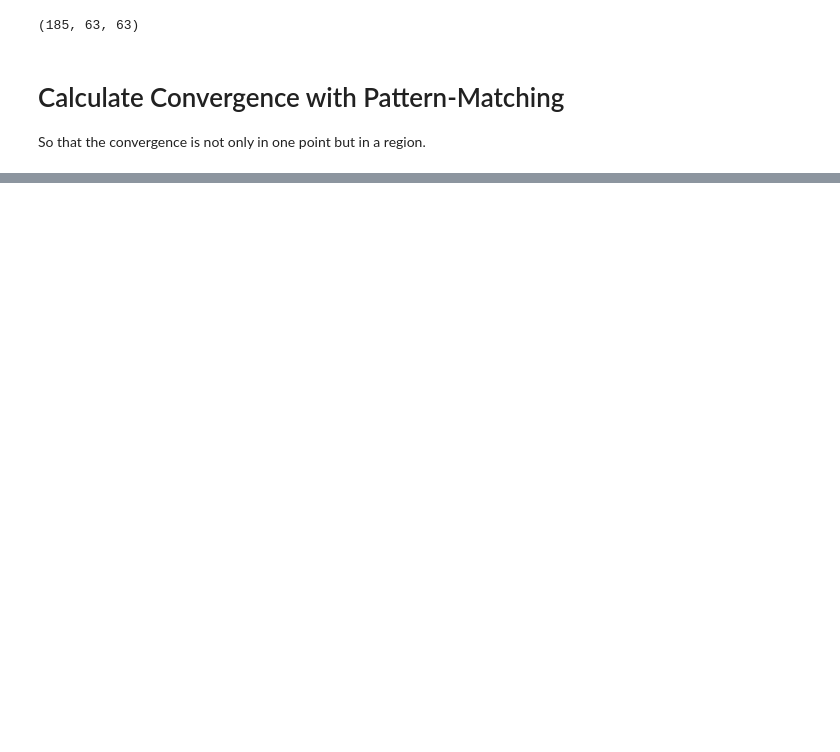
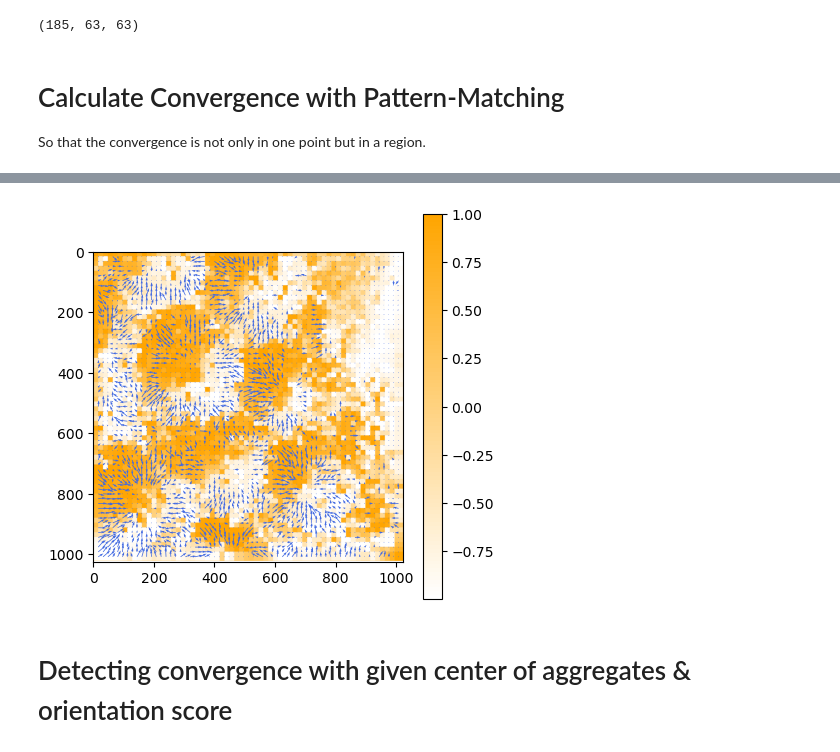
Before and after one commit to rzhou-space/PIV_analysis_headon_data, a Jupyter notebook: Convergence.ipynb, the cells around one changed output, grey strips where cells are left out. Drawn from its saved outputs; the diff is of its cells as text; code cells hidden in the pictures; blank space fills up the shorter version.

```diff
--- a/Convergence.ipynb
+++ b/Convergence.ipynb
@@ -104,6 +104,7 @@ def local_match_score(sub_U, sub_V, pattern_U, pattern_V):
     # For 2D vectors (x1, y1) & (x2, y2) --> x1x2 + y1y2
     orient_matrix = np.multiply(sub_U, pattern_U) + np.multiply(sub_V, pattern_V)
 
-    return np.mean(orient_matrix) # Final match score is the mean of the orientation match in the sub region.
+    # return np.mean(orient_matrix) # Final match score is the mean of the orientation match in the sub region.
+    return orient_matrix
 
 # TODO: But the local region with the same positions as sub_U and sub_V should then hava the same value as the score.
@@ -152,0 +179,31 @@ def global_match(t, U, V, pattern_U, pattern_V):
+# %%
+def convert_size_to_image(t, match_array, image_size, x_grid, y_grid):
+    # image site (width, height) a tuple.
+    color_mask = np.zeros((image_size[0], image_size[1]))
+    xgrid_t = xgrid[t]
+    ygrid_t = ygrid[t]
+
+    for i in range(np.shape(xgrid_t)[0]):
+        for j in range(np.shape(xgrid_t)[1]):
+            x = int(xgrid_t[i, j])
+            y = int(ygrid_t[i, j])
+            color_mask[x-15:x+15, y-15:y+15] = match_array[i, j]
+    return color_mask
+# %%
+colors = ["white", "orange"]
+n_bins = 100
+cmap_name = 'cmap'
+conv_cmap = LinearSegmentedColormap.from_list(cmap_name, colors, N=n_bins)
+
+plt.figure(figsize=(5, 5))
+image = convert_size_to_image(100, score, (1024, 1024), xgrid, ygrid)
+plt.imshow(image, cmap=conv_cmap)
+plt.colorbar()
+plt.quiver(xgrid[100], ygrid[100], V[100], -U[100], color = "royalblue")
+U_nor, V_nor = normalize_vector_field(100, U, V, M)
+#plt.quiver(xgrid[100], ygrid[100], V_nor, -U_nor, color = "red")
+plt.show()
+# %% [output]
+[figure, added]
+# %% [markdown]
+# Detecting convergence with given center of aggregates & orientation score
```
Also changed, not shown: parts of 8 cells of this notebook.
